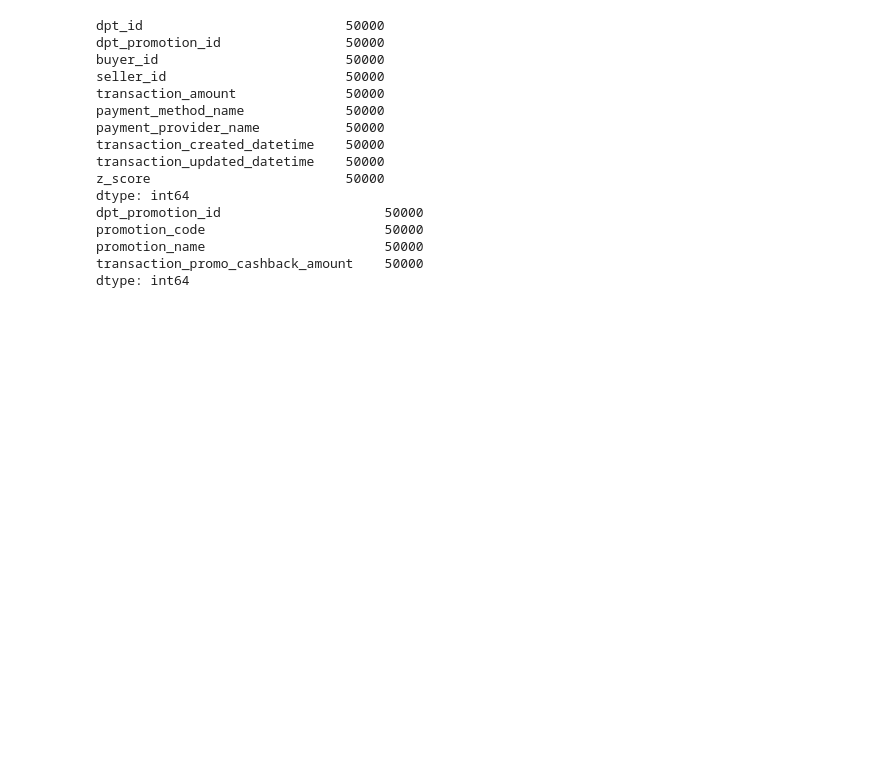
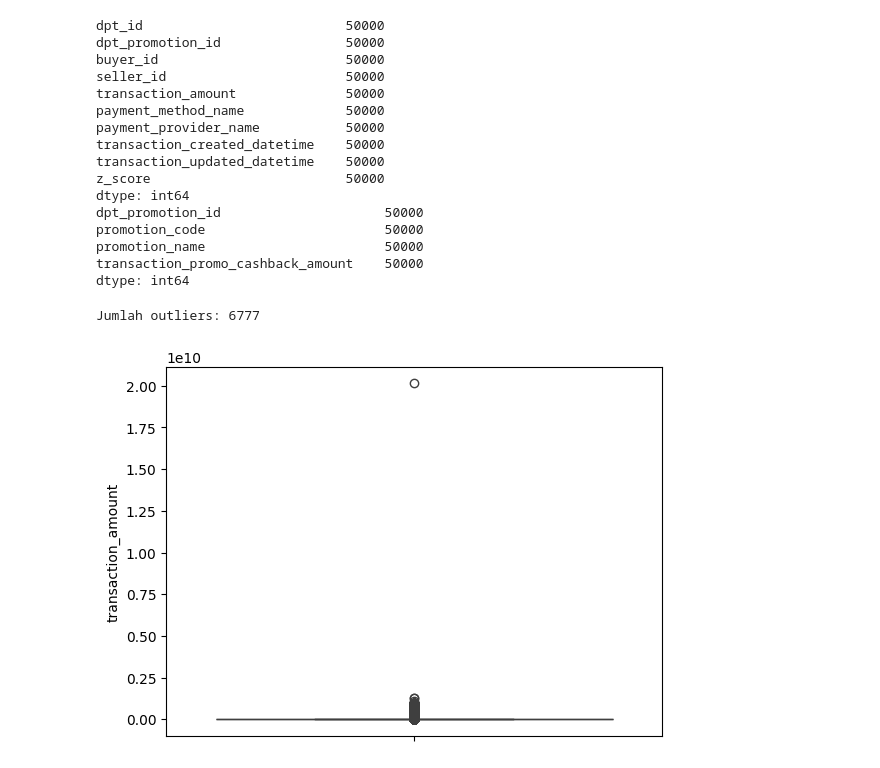
Before and after one commit to alisradenkrimakka/Project_PaperId, a Jupyter notebook: PBL.ipynb, the cells around one changed output. Saved outputs shown, nothing was run; the diff lists cells and outputs as text; code cells hidden in the pictures; blank space fills up the shorter version.

```diff
--- a/PBL.ipynb
+++ b/PBL.ipynb
@@ -110,3 +111,25 @@ dtype: int64
 df1.to_csv('/content/drive/MyDrive/PBL9/factpaperdigital_payment_transaction.csv', index=False)
 # %%
 df3.to_csv('/content/drive/MyDrive/PBL9/dimpaperpromotion.csv', index=False)
+# %%
+column = 'transaction_amount'
+
+# Menghitung IQR
+Q1 = df1[column].quantile(0.25)
+Q3 = df1[column].quantile(0.75)
+IQR = Q3 - Q1
+
+# Menentukan batas bawah dan batas atas untuk mendeteksi outliers
+lower_bound = Q1 - 1.5 * IQR
+upper_bound = Q3 + 1.5 * IQR
+
+# Filter untuk outliers
+outliers = df1[(df1[column] < lower_bound) | (df1[column] > upper_bound)]
+print("Jumlah outliers:", outliers.shape[0])
+# %% [output]
+Jumlah outliers: 6777
+# %%
+sns.boxplot(df1[column])
+plt.show()
+# %% [output]
+[figure, added]
```
Also changed, not shown: parts of 6 cells of this notebook.
